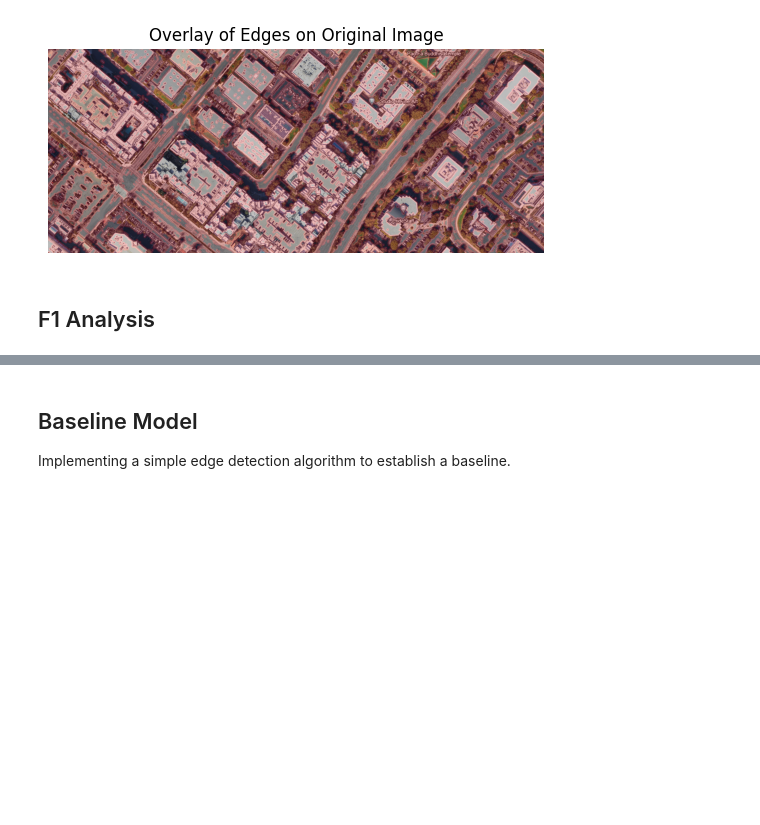
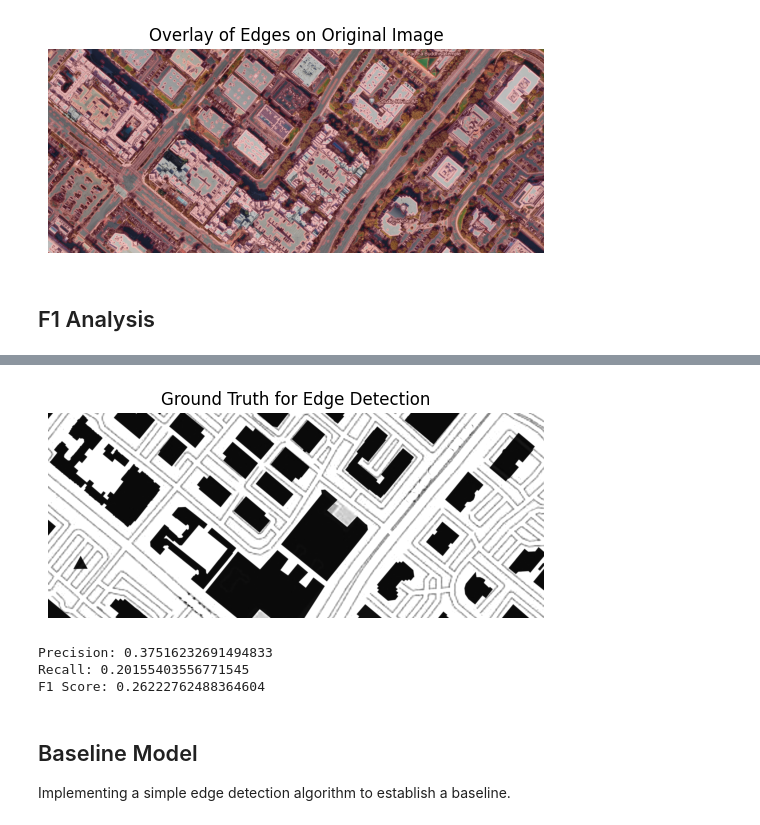
Before and after one commit to DevelopmentLife/Geospatial_Final_CV, a Jupyter notebook: Edge_Detection_Geospatial_Data.ipynb, the cells around one changed output, grey strips where cells are left out. Cells and saved outputs as stored; diff of their text form; code cells hidden in the pictures; blank space fills up the shorter version.

```diff
--- a/Edge_Detection_Geospatial_Data.ipynb
+++ b/Edge_Detection_Geospatial_Data.ipynb
@@ -236,3 +301,69 @@ for i, city_edge in enumerate(city_edges):
+# %%
+ground_truth_path = 'irvine_line.jpeg'
+ground_truth_img = cv2.imread(ground_truth_path, cv2.IMREAD_GRAYSCALE)
+
+if ground_truth_img is None:
+    print(f"Error: Unable to load ground truth image at {ground_truth_path}")
+
+_, ground_truth_edges = cv2.threshold(ground_truth_img, 127, 255, cv2.THRESH_BINARY)
+
+# Load the ground truth image
+ground_truth_path = 'irvine_line.jpeg'
+ground_truth_img = cv2.imread(ground_truth_path, cv2.IMREAD_GRAYSCALE)
+
+# Check if the image was loaded successfully
+if ground_truth_img is None:
+    print(f"Error: Unable to load ground truth image at {ground_truth_path}")
+else:
+    # Display the image
+    plt.imshow(ground_truth_img, cmap='gray')  # Use grayscale color map
+    plt.title('Ground Truth for Edge Detection')
+    plt.axis('off')  # Hide the axis
+    plt.show()
+# %% [output]
+[figure, added]
+# %%
+import cv2
+import numpy as np
+
+# Load the original image and the ground truth
+image_path = '/content/irvine_CA_map.png'
+ground_truth_path = '/content/irvine_line.jpeg'
+image = cv2.imread(image_path, cv2.IMREAD_GRAYSCALE)
+ground_truth_img = cv2.imread(ground_truth_path, cv2.IMREAD_GRAYSCALE)
+
+# Resize the ground truth image to match the size of the original image
+ground_truth_resized = cv2.resize(ground_truth_img, (image.shape[1], image.shape[0]))
+
+# Apply edge detection to the original image
+edges = cv2.Canny(image, 100, 200)  # Adjust thresholds as needed
+
+# Normalize the images (if they are not already binary)
+edges_normalized = (edges / 255).astype(np.uint8)
+ground_truth_normalized = (ground_truth_resized / 255).astype(np.uint8)
+
+# Flatten the images
+edges_flat = edges_normalized.ravel()
+ground_truth_flat = ground_truth_normalized.ravel()
+
+# Calculate TP, FP, TN, FN
+TP = np.sum((edges_flat == 1) & (ground_truth_flat == 1))
+FP = np.sum((edges_flat == 1) & (ground_truth_flat == 0))
+TN = np.sum((edges_flat == 0) & (ground_truth_flat == 0))
+FN = np.sum((edges_flat == 0) & (ground_truth_flat == 1))
+
+# Calculate Precision, Recall, and F1 Score
+precision = TP / (TP + FP) if TP + FP != 0 else 0
+recall = TP / (TP + FN) if TP + FN != 0 else 0
+f1_score = 2 * (precision * recall) / (precision + recall) if precision + recall != 0 else 0
+
+print(f"Precision: {precision}")
+print(f"Recall: {recall}")
+print(f"F1 Score: {f1_score}")
+# %% [output]
+Precision: 0.37516232691494833
+Recall: 0.20155403556771545
+F1 Score: 0.26222762488364604
 # %% [markdown]
 ## Baseline Model
 
```
Also changed, not shown: parts of 4 cells of this notebook.
